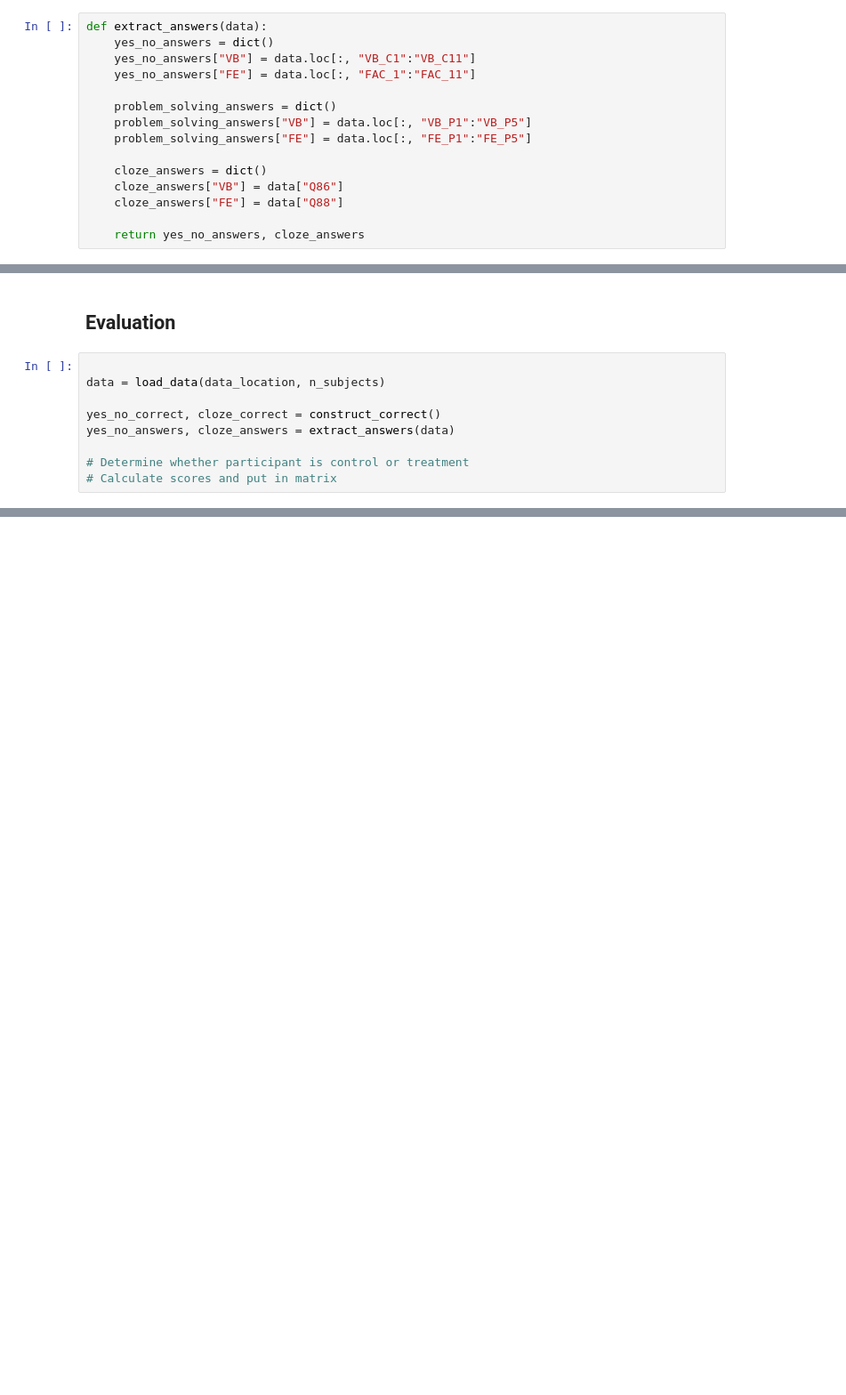
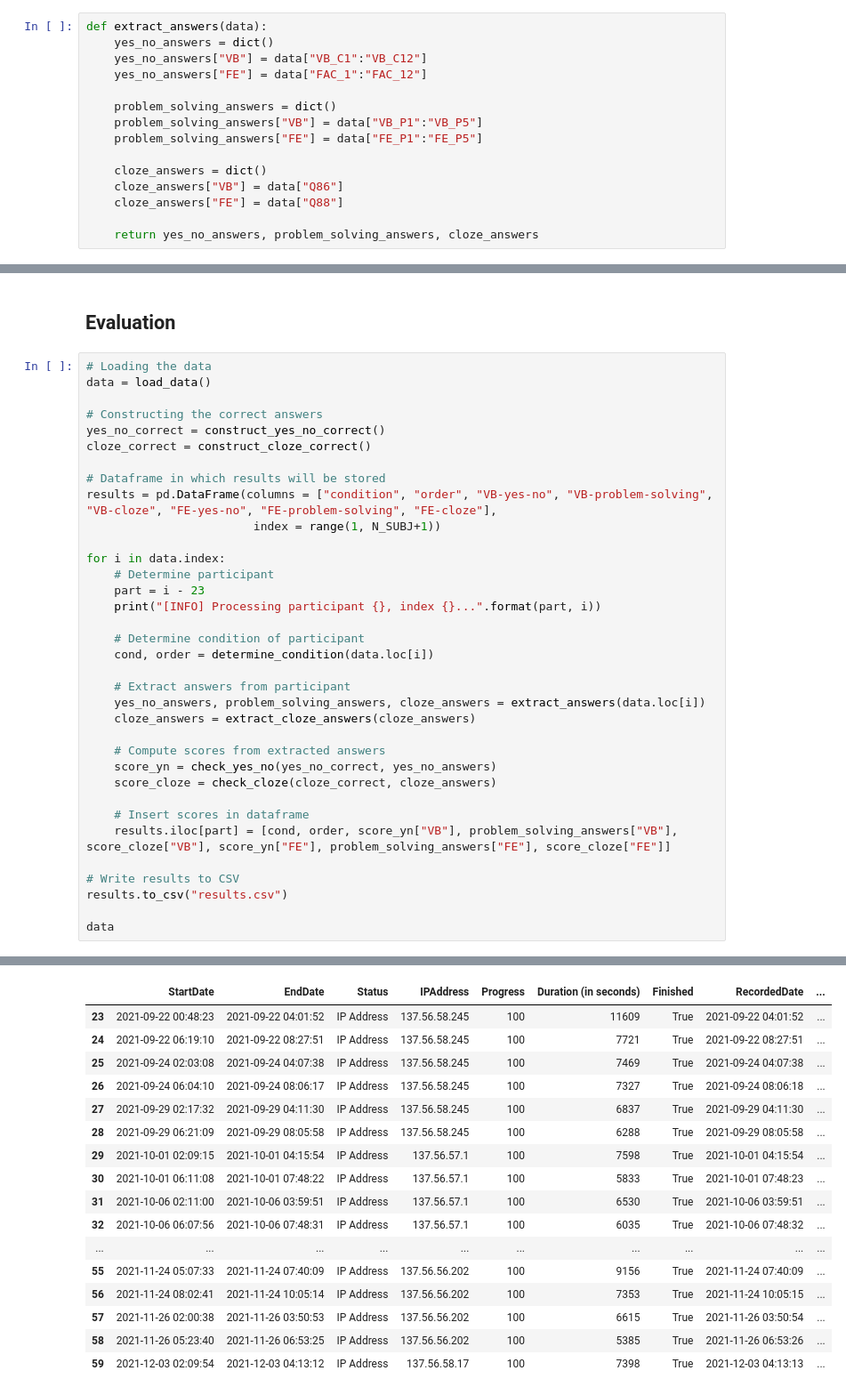
Before and after one commit to andreasknoben/cognitive-workload, a Jupyter notebook: question_evaluation/evaluation.ipynb, the cells around one changed output, grey strips where cells are left out. Shown at 89% size. Cells and saved outputs as stored; diff of their text form; blank space fills up the shorter version.

```diff
--- a/question_evaluation/evaluation.ipynb
+++ b/question_evaluation/evaluation.ipynb
@@ -66,15 +64,15 @@ data_location = "~/Projects/Cognitive Workload/survey_data.xlsx"
 # %%
 def extract_answers(data):
     yes_no_answers = dict()
-    yes_no_answers["VB"] = data.loc[:, "VB_C1":"VB_C11"]
-    yes_no_answers["FE"] = data.loc[:, "FAC_1":"FAC_11"]
+    yes_no_answers["VB"] = data["VB_C1":"VB_C12"]
+    yes_no_answers["FE"] = data["FAC_1":"FAC_12"]
 
     problem_solving_answers = dict()
-    problem_solving_answers["VB"] = data.loc[:, "VB_P1":"VB_P5"]
-    problem_solving_answers["FE"] = data.loc[:, "FE_P1":"FE_P5"]
+    problem_solving_answers["VB"] = data["VB_P1":"VB_P5"]
+    problem_solving_answers["FE"] = data["FE_P1":"FE_P5"]
 
     cloze_answers = dict()
     cloze_answers["VB"] = data["Q86"]
     cloze_answers["FE"] = data["Q88"]
 
-    return yes_no_answers, cloze_answers
+    return yes_no_answers, problem_solving_answers, cloze_answers
@@ -108,11 +172,38 @@ treatment_FE = np.zeros((n_subjects, 3))
 # %% [markdown]
 ## Evaluation
-# %%
-
-data = load_data(data_location, n_subjects)
-
-yes_no_correct, cloze_correct = construct_correct()
-yes_no_answers, cloze_answers = extract_answers(data)
-
-# Determine whether participant is control or treatment
-# Calculate scores and put in matrix
+# %%
+# Loading the data
+data = load_data()
+
+# Constructing the correct answers
+yes_no_correct = construct_yes_no_correct()
+cloze_correct = construct_cloze_correct()
+
+# Dataframe in which results will be stored
+results = pd.DataFrame(columns = ["condition", "order", "VB-yes-no", "VB-problem-solving", "VB-cloze", "FE-yes-no", "FE-problem-solving", "FE-cloze"],
+                        index = range(1, N_SUBJ+1))
+
+for i in data.index:
+    # Determine participant
+    part = i - 23
+    print("[INFO] Processing participant {}, index {}...".format(part, i))
+
+    # Determine condition of participant
+    cond, order = determine_condition(data.loc[i])
+
+    # Extract answers from participant
+    yes_no_answers, problem_solving_answers, cloze_answers = extract_answers(data.loc[i])
+    cloze_answers = extract_cloze_answers(cloze_answers)
+
+    # Compute scores from extracted answers
+    score_yn = check_yes_no(yes_no_correct, yes_no_answers)
+    score_cloze = check_cloze(cloze_correct, cloze_answers)
+
+    # Insert scores in dataframe
+    results.iloc[part] = [cond, order, score_yn["VB"], problem_solving_answers["VB"], score_cloze["VB"], score_yn["FE"], problem_solving_answers["FE"], score_cloze["FE"]]
+
+# Write results to CSV
+results.to_csv("results.csv")
+
+data
+# %% [output]
@@ -118,0 +227,17 @@ yes_no_answers, cloze_answers = extract_answers(data)
+|  | StartDate | EndDate | Status | IPAddress | Progress | Duration (in seconds) | Finished | RecordedDate | ... |
+| 23 | 2021-09-22 00:48:23 | 2021-09-22 04:01:52 | IP Address | 137.56.58.245 | 100 | 11609 | True | 2021-09-22 04:01:52 | ... |
+| 24 | 2021-09-22 06:19:10 | 2021-09-22 08:27:51 | IP Address | 137.56.58.245 | 100 | 7721 | True | 2021-09-22 08:27:51 | ... |
+| 25 | 2021-09-24 02:03:08 | 2021-09-24 04:07:38 | IP Address | 137.56.58.245 | 100 | 7469 | True | 2021-09-24 04:07:38 | ... |
+| 26 | 2021-09-24 06:04:10 | 2021-09-24 08:06:17 | IP Address | 137.56.58.245 | 100 | 7327 | True | 2021-09-24 08:06:18 | ... |
+| 27 | 2021-09-29 02:17:32 | 2021-09-29 04:11:30 | IP Address | 137.56.58.245 | 100 | 6837 | True | 2021-09-29 04:11:30 | ... |
+| 28 | 2021-09-29 06:21:09 | 2021-09-29 08:05:58 | IP Address | 137.56.58.245 | 100 | 6288 | True | 2021-09-29 08:05:58 | ... |
+| 29 | 2021-10-01 02:09:15 | 2021-10-01 04:15:54 | IP Address | 137.56.57.1 | 100 | 7598 | True | 2021-10-01 04:15:54 | ... |
+| 30 | 2021-10-01 06:11:08 | 2021-10-01 07:48:22 | IP Address | 137.56.57.1 | 100 | 5833 | True | 2021-10-01 07:48:23 | ... |
+| 31 | 2021-10-06 02:11:00 | 2021-10-06 03:59:51 | IP Address | 137.56.57.1 | 100 | 6530 | True | 2021-10-06 03:59:51 | ... |
+| 32 | 2021-10-06 06:07:56 | 2021-10-06 07:48:31 | IP Address | 137.56.57.1 | 100 | 6035 | True | 2021-10-06 07:48:32 | ... |
+| ... | ... | ... | ... | ... | ... | ... | ... | ... | ... |
+| 55 | 2021-11-24 05:07:33 | 2021-11-24 07:40:09 | IP Address | 137.56.56.202 | 100 | 9156 | True | 2021-11-24 07:40:09 | ... |
+| 56 | 2021-11-24 08:02:41 | 2021-11-24 10:05:14 | IP Address | 137.56.56.202 | 100 | 7353 | True | 2021-11-24 10:05:15 | ... |
+| 57 | 2021-11-26 02:00:38 | 2021-11-26 03:50:53 | IP Address | 137.56.56.202 | 100 | 6615 | True | 2021-11-26 03:50:54 | ... |
+| 58 | 2021-11-26 05:23:40 | 2021-11-26 06:53:25 | IP Address | 137.56.56.202 | 100 | 5385 | True | 2021-11-26 06:53:26 | ... |
+| 59 | 2021-12-03 02:09:54 | 2021-12-03 04:13:12 | IP Address | 137.56.58.17 | 100 | 7398 | True | 2021-12-03 04:13:13 | ... |
```
Also changed, not shown: parts of 13 cells of this notebook.
